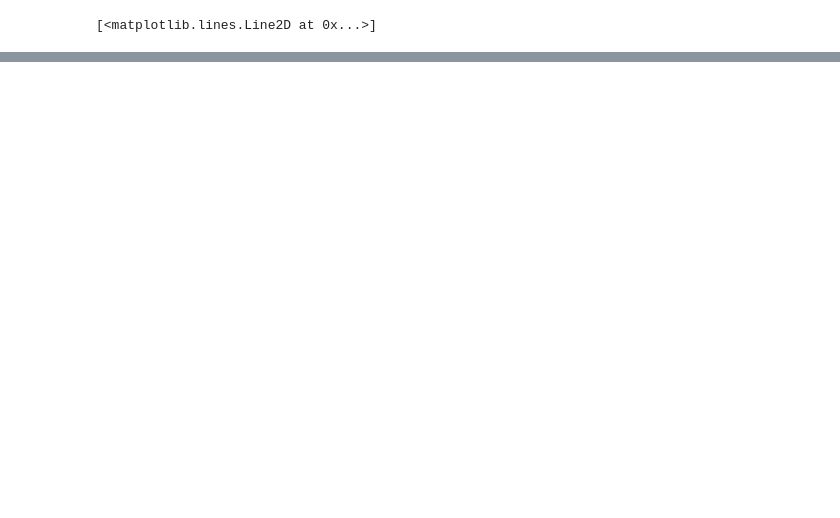
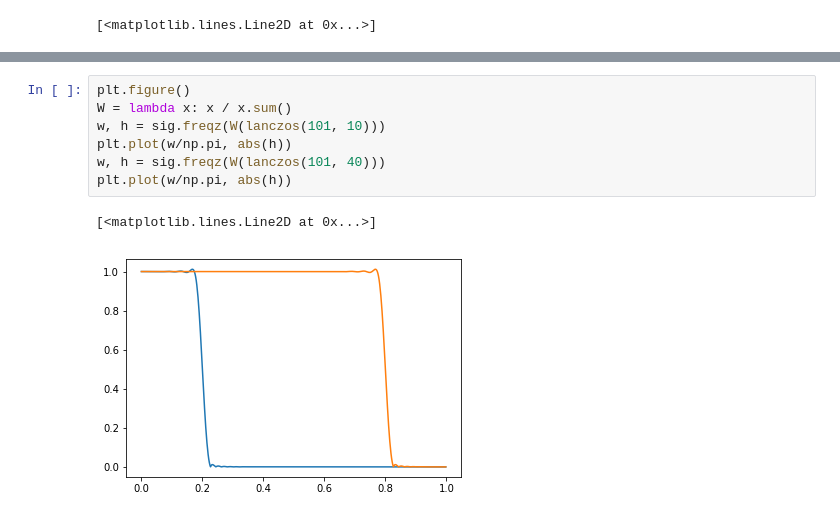
Before and after one commit to betaplane/cezanne, a Jupyter notebook: notebooks/Antarctica/Filter.ipynb, the cells around one changed output, grey strips where cells are left out. Drawn from its saved outputs; the diff is of its cells as text; blank space fills up the shorter version.

```diff
--- a/notebooks/Antarctica/Filter.ipynb
+++ b/notebooks/Antarctica/Filter.ipynb
@@ -74,0 +123,10 @@ axs.plot(w/np.pi, abs(h))
+# %%
+plt.figure()
+W = lambda x: x / x.sum()
+w, h = sig.freqz(W(lanczos(101, 10)))
+plt.plot(w/np.pi, abs(h))
+w, h = sig.freqz(W(lanczos(101, 40)))
+plt.plot(w/np.pi, abs(h))
+# %% [output]
+[<matplotlib.lines.Line2D at 0x...>]
+[figure, added]
```
Also changed, not shown: parts of 6 cells of this notebook, 7 other files.
